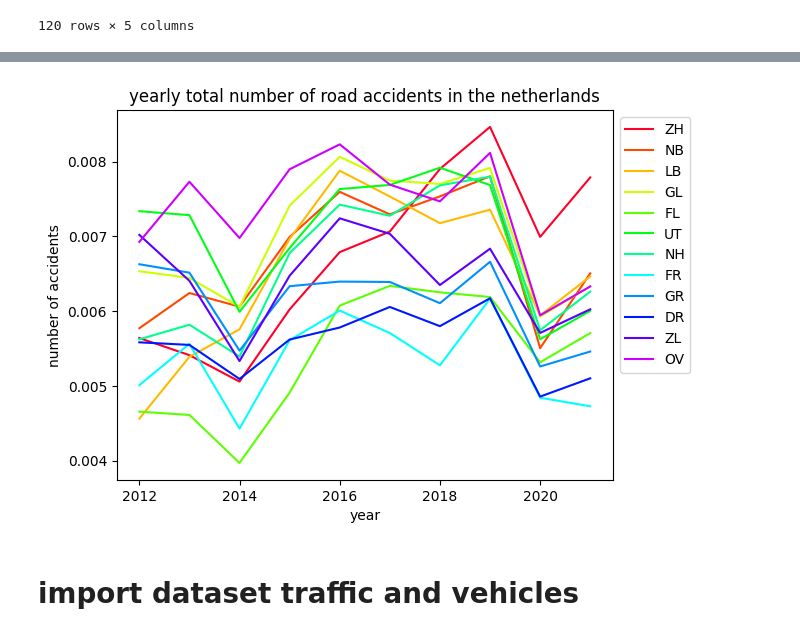
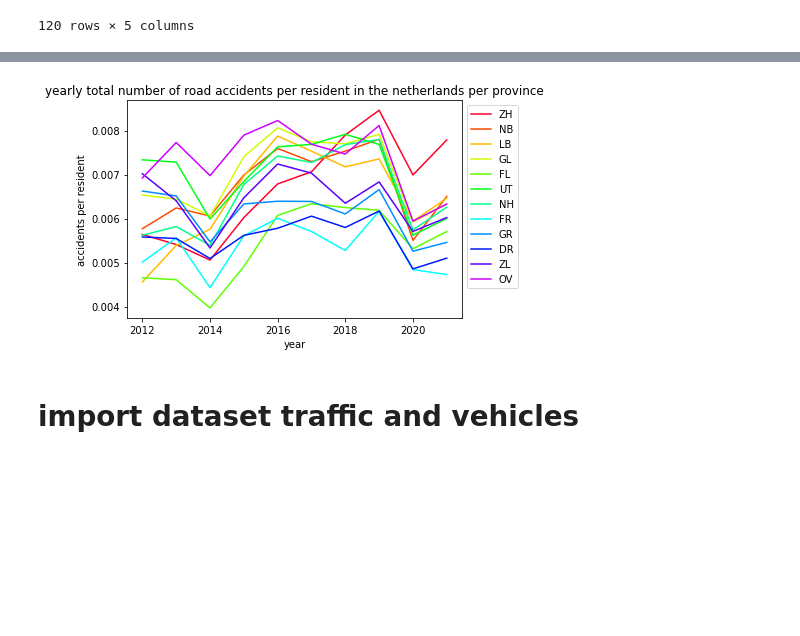
Before and after one commit to stefan1234567891011/AI_personal_project, a Jupyter notebook: code/data.ipynb, the cells around one changed output, grey strips where cells are left out. Drawn from its saved outputs; the diff is of its cells as text; code cells hidden in the pictures; blank space fills up the shorter version.

```diff
--- a/code/data.ipynb
+++ b/code/data.ipynb
@@ -20,9 +20,9 @@ pandas version: 1.5.2
 # load csv file and check dataframe
 # %%
 # create dataframe and check if it works
-# csv_path_accidents = "../data/01-01-2012_31-12-2021/Ongevallengegevens/ongevallen.csv" # 2012 to 2021
+csv_path_accidents = "../data/01-01-2012_31-12-2021/Ongevallengegevens/ongevallen.csv" # 2012 to 2021
 # csv_path = "../data/01-01-2021_31-12-2021/Ongevallengegevens/ongevallen.csv" # 2021 only
-csv_path_accidents = "C:/Users/shobe/Documents/school/minor AI/personal_project/01-01-2012_31-12-2021/01-01-2012_31-12-2021/Ongevallengegevens/ongevallen.csv" # desktop
+# csv_path_accidents = "C:/Users/shobe/Documents/school/minor AI/personal_project/01-01-2012_31-12-2021/01-01-2012_31-12-2021/Ongevallengegevens/ongevallen.csv" # desktop
 df_accidents = pd.read_csv(csv_path_accidents, sep=',')
 df_accidents.columns =["VKL_NUMMER","REGNUMMER","PVOPGEM","DATUM_VKL","DAG_CODE","MND_NUMMER","JAAR_VKL","TIJDSTIP","UUR","DDL_ID","AP3_CODE","AP4_CODE","AP5_CODE","ANTL_SLA","ANTL_DOD","ANTL_GZH","ANTL_SEH","ANTL_GOV","ANTL_PTJ","ANTL_TDT","MNE_CODE","AOL_ID","NIVEAUKOP","WSE_ID","WSE_AN","BEBKOM","MAXSNELHD","WVL_ID","WVG_ID","WVG_AN","WDK_ID","WDK_AN","LGD_ID","ZAD_ID","WGD_CODE_1","WGD_CODE_2","BZD_ID_VM1","BZD_ID_VM2","BZD_ID_VM3","BZD_VM_AN","BZD_ID_IF1","BZD_ID_IF2","BZD_ID_IF3","BZD_IF_AN","BZD_ID_TA1","BZD_ID_TA2","BZD_ID_TA3","BZD_TA_AN","JTE_ID","WVK_ID","HECTOMETER","FK_VELD5","HUISNUMMER","GME_ID","GME_NAAM","PVE_CODE","PVE_NAAM","KDD_NAAM","PLT_NAAM","DIENSTCODE","DIENSTNAAM","DISTRCODE","DISTRNAAM","DAGTYPE","IND_ALC","WEEKNR"]
 df_accidents.head(10)
@@ -451,8 +451,8 @@ load datasets and make them usable
 # %% [markdown]
 # import dataset about population
 # %%
-# csv_path_population = "../data/aantal_inwoners_en_voertuigen/Regionale_kerncijfers_Nederland_Bevolking_2.csv"
-csv_path_population = "C:/Users/shobe/Documents/school/minor AI/personal_project/aantal_inwoners_en_voertuigen-20221219T154519Z-001/aantal_inwoners_en_voertuigen/Regionale_kerncijfers_Nederland_Bevolking_2.csv" #desktop
+csv_path_population = "../data/aantal_inwoners_en_voertuigen/Regionale_kerncijfers_Nederland_Bevolking_2.csv"
+# csv_path_population = "C:/Users/shobe/Documents/school/minor AI/personal_project/aantal_inwoners_en_voertuigen-20221219T154519Z-001/aantal_inwoners_en_voertuigen/Regionale_kerncijfers_Nederland_Bevolking_2.csv" #desktop
 df_population = pd.read_csv(csv_path_population, sep=";")
 new_column_names = []
 for i in enumerate(df_population):
@@ -685,32 +686,32 @@ plt.show()
 # %%
 df_7.sort_values(by=["YEAR"])
 year = df_7["YEAR"].unique()
 year_2 = range(year.min(), year.max()+1)
 provinces = df_7["PROVINCE"].unique()
 n_provinces = len(provinces)
 
 num_colors = n_provinces
 cm = plt.get_cmap('gist_rainbow')
 colors=[cm(1.*i/num_colors) for i in range(num_colors)]
 
 for i, j in enumerate(provinces):
     line = []
     for k in year_2:
         accidents = df_7[(df_7["PROVINCE"] == j) & (df_7["YEAR"] == k)]["N_ACCIDENTS"]
         population = df_population_3[(df_population_3["PROVINCE"] == j) & (df_population_3["YEAR"] == k)]["TOTAL_POPULATION"]
         accidents_per_population = accidents.values / population.values
         line.append(accidents_per_population)
     line = np.array(line)
     plt.plot(year_2, line, label=j, color = colors[i])
 
-plt.title("yearly total number of road accidents in the netherlands")
+plt.title("yearly total number of road accidents per resident in the netherlands per province")
 plt.xlabel("year")
-plt.ylabel("number of accidents")
+plt.ylabel("accidents per resident")
 
 plt.legend(bbox_to_anchor=(1, 1))
 plt.show()
 # %% [output]
-[figure, old version]
+[figure, new version]
 # %% [markdown]
 # import dataset traffic and vehicles
 # %% [markdown]
```
Also changed, not shown: parts of 16 cells of this notebook.
